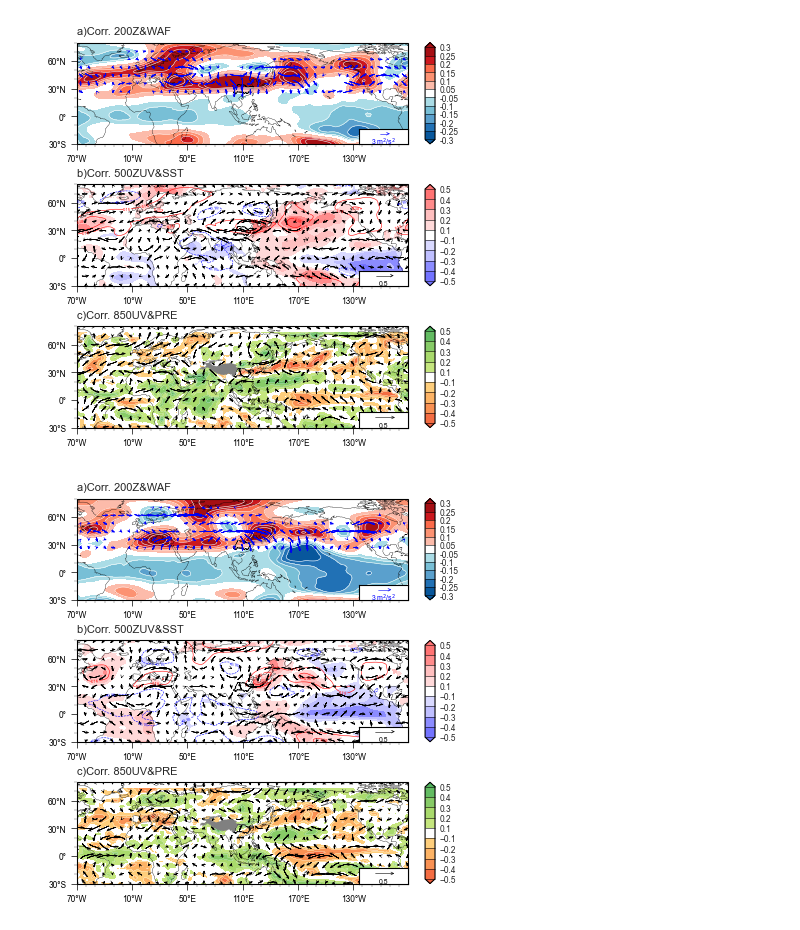
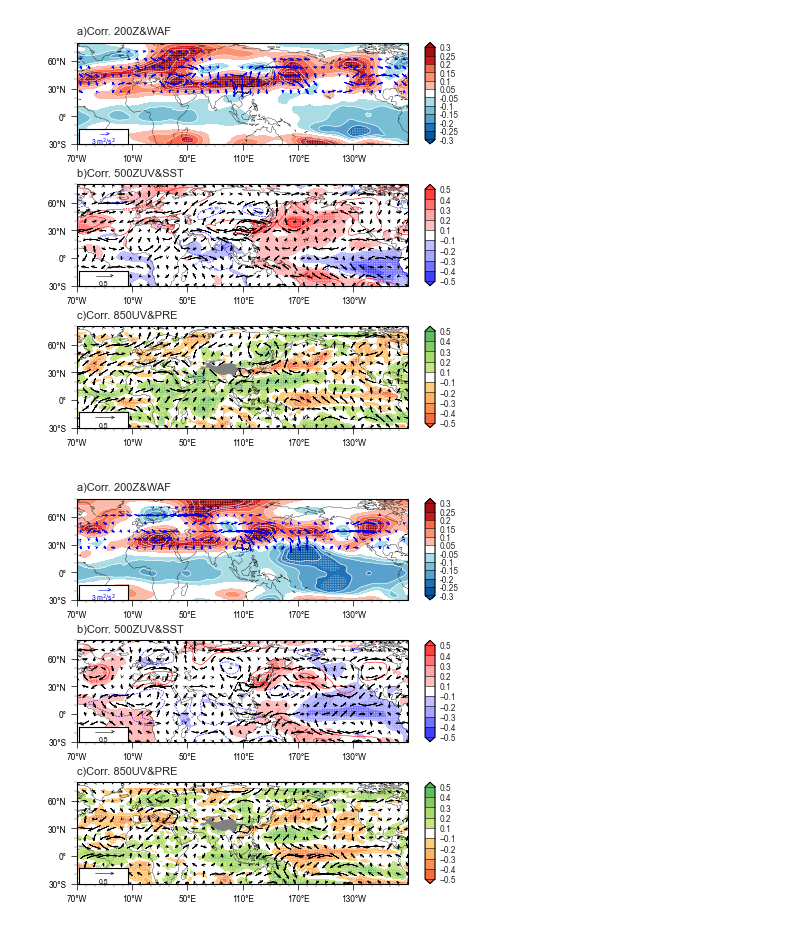
Before and after one commit to hhhopsong/work, a Jupyter notebook: Meteorological/p2/各空间型的异常要素场.ipynb, the cells around one changed output. Drawn from its saved outputs; the diff is of its cells as text; code cells hidden in the pictures.

```diff
--- a/Meteorological/p2/各空间型的异常要素场.ipynb
+++ b/Meteorological/p2/各空间型的异常要素场.ipynb
@@ -123,4 +123,6 @@ def latlon_fmt(ax, xticks1, yticks1, xmajorLocator, xminorLocator, ymajorLocator
 # %%
+from toolbar.significance_test import r_test
+p_th = r_test(62, 0.1) # 62为样本量，0.1为显著性水平
 # 绘图
 for ipic in tq.trange(len(K_type['type'])):
     fig = plt.figure(figsize=(10, 5))
@@ -160,6 +162,8 @@ for ipic in tq.trange(len(K_type['type'])):
                                            extend='both',
                                            transform=ccrs.PlateCarree(central_longitude=0))
     waf_cont = ax1.contour(lon, Z['lat'], corr_z_, colors='white', levels=[-.3, -.25, -.2, -.15, -.1, .1, .15, .2, .25, .3], linestyles='solid', linewidths=0.4, transform=ccrs.PlateCarree(central_longitude=0))
+    p_test = np.where(np.abs(corr_z_) > p_th, 0, np.nan)
+    ax1.quiver(lon, Z['lat'], p_test, p_test, transform=ccrs.PlateCarree(central_longitude=0), color='w', scale=20, headlength=2, headaxislength=2, regrid_shape=60)
     waf_speed = np.sqrt(waf_x[1] ** 2 + waf_y[1] ** 2)
     waf_speed_50 = np.nanpercentile(waf_speed, 50)
     waf_speed_mask = np.where(waf_speed > waf_speed_50, 1, 0)
@@ -169,7 +173,7 @@ for ipic in tq.trange(len(K_type['type'])):
                                   waf_x_mask[:180, :], waf_y_mask[:180, :],
                                   regrid=10, lon_trunc=-70, arrowsize=.5, scale=10, linewidth=0.4,
                                   color='blue', transform=ccrs.PlateCarree(central_longitude=0), )
-    WAF_cq.key(fig, U=3, label='3 m$^2$/s$^2$')
+    WAF_cq.key(fig, U=3, label='3 m$^2$/s$^2$', lr=6.63)
     # 边框显示为黑色
     ax1.grid(False)
     for spine in ax1.spines.values():
@@ -196,12 +200,14 @@ for ipic in tq.trange(len(K_type['type'])):
     z_low.clabel(inline=1, fontsize=3)
     corr_sst_, lon = add_cyclic_point(corr_sst[ipic, :, :], coord=Sst['lon'])
     # sst
-    sst = ax2.contourf(lon, Sst['lat'], corr_sst_, cmap=cmaps.GMT_polar[4:10] + cmaps.CBR_wet[0] + cmaps.GMT_polar[10:-4], levels=[-.5, -.4, -.3, -.2, -.1, .1, .2, .3, .4, .5], extend='both', transform=ccrs.PlateCarree(central_longitude=0))
+    sst = ax2.contourf(lon, Sst['lat'], corr_sst_, cmap=cmaps.GMT_polar[2:10] + cmaps.CBR_wet[0] + cmaps.GMT_polar[10:-2], levels=[-.5, -.4, -.3, -.2, -.1, .1, .2, .3, .4, .5], extend='both', transform=ccrs.PlateCarree(central_longitude=0))
+    p_test = np.where(np.abs(corr_sst_) > p_th, 0, np.nan)
+    ax2.quiver(lon, Sst['lat'], p_test, p_test, transform=ccrs.PlateCarree(central_longitude=0), color='w', scale=20, headlength=2, headaxislength=2, regrid_shape=60)
     # wind
     wind = Curlyquiver(ax2, U['lon'], U['lat'], corr_u[ipic, 3, :, :], corr_v[ipic, 3, :, :],
                                   lon_trunc=-70, arrowsize=.5, scale=20, linewidth=0.4, regrid=12,
                                   transform=ccrs.PlateCarree(central_longitude=0))
-    wind.key(fig, U=0.5, label='0.5')
+    wind.key(fig, U=0.5, label='0.5', lr=6.63)
     # 边框显示为黑色
     ax2.grid(False)
     for spine in ax2.spines.values():
@@ -215,33 +221,35 @@ for ipic in tq.trange(len(K_type['type'])):
 
     ax3 = fig.add_subplot(gs[2], projection=ccrs.PlateCarree(central_longitude=180-70))
     ax3.set_title(f"c)Corr. 850UV&PRE", fontsize=8, loc='left')
     ax3.add_feature(cfeature.COASTLINE.with_scale('110m'), linewidth=0.25)
     ax3.add_geometries(Reader(r'D:\PyFile\map\self\长江_TP\长江_tp.shp').geometries(), ccrs.PlateCarree(),facecolor='none', edgecolor='black', linewidth=.5)
     ax3.add_geometries(Reader(r'D:\PyFile\map\地图边界数据\青藏高原边界数据总集\TPBoundary_2500m\TPBoundary_2500m.shp').geometries(),
                                    ccrs.PlateCarree(), facecolor='gray', edgecolor='gray', linewidth=.1, hatch='.', zorder=10)
     ax3.set_extent([-180, 180, -30, 80], crs=ccrs.PlateCarree(central_longitude=0))
     latlon_fmt(ax3, xticks1, yticks1, MultipleLocator(60), MultipleLocator(10), MultipleLocator(30), MultipleLocator(10))
     corr_pre_, lon = add_cyclic_point(corr_pre[ipic, :, :], coord=Pre['lon'])
     # pre
     pre = ax3.contourf(lon, Pre['lat'], corr_pre_, cmap=cmaps.MPL_RdYlGn[22+0:56] + cmaps.CBR_wet[0] + cmaps.MPL_RdYlGn[72:106-0], levels=[-.5, -.4, -.3, -.2, -.1, .1, .2, .3, .4, .5], extend='both', transform=ccrs.PlateCarree(central_longitude=0))
     pre_edge = ax3.contour(lon, Pre['lat'], corr_pre_, colors='white', levels=[-.5, -.4, -.3, -.2, .2, .3, .4, .5], linestyles='solid',linewidths=0.2, transform=ccrs.PlateCarree(central_longitude=0))
+    p_test = np.where(np.abs(corr_pre_) > p_th, 0, np.nan)
+    ax3.quiver(lon, Pre['lat'], p_test, p_test, transform=ccrs.PlateCarree(central_longitude=0), color='w', scale=20, headlength=2, headaxislength=2, regrid_shape=60)
     # wind
     wind = Curlyquiver(ax3, U['lon'], U['lat'], corr_u[ipic, 4, :, :], corr_v[ipic, 4, :, :],
                                   lon_trunc=-70, arrowsize=.5, scale=20, linewidth=0.4, regrid=12,
                                   transform=ccrs.PlateCarree(central_longitude=0))
-    wind.key(fig, U=0.5, label='0.5')
+    wind.key(fig, U=0.5, label='0.5', lr=6.63)
     # 边框显示为黑色
     ax3.grid(False)
     for spine in ax3.spines.values():
         spine.set_edgecolor('black')
     # 色条
     ax3_colorbar = inset_axes(ax3, width="3%", height="100%", loc='lower left', bbox_to_anchor=(1.05, 0., 1, 1), bbox_transform=ax3.transAxes, borderpad=0)
     cb3 = plt.colorbar(pre, cax=ax3_colorbar, orientation='vertical', drawedges=True)
     cb3.outline.set_edgecolor('black')  # 将colorbar边框调为黑色
     cb3.dividers.set_color('black') # 将colorbar内间隔线调为黑色
     cb3.ax.tick_params(length=0, labelsize=6)  # length为刻度线的长度
     plt.savefig(f'D:/PyFile/p2/pic/各空间型异常环流场{ipic}.png', dpi=600, bbox_inches='tight')
     plt.show()
 # %% [output]
-[figure, old version]
+[figure, new version]
-[figure, old version]
+[figure, new version]
```
Also changed, not shown: parts of 3 cells of this notebook, 7 other files.
